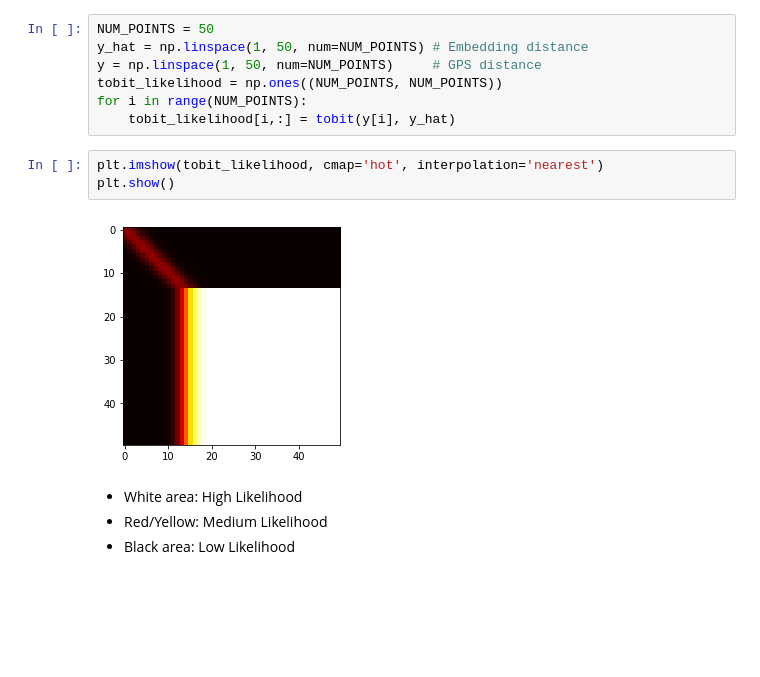
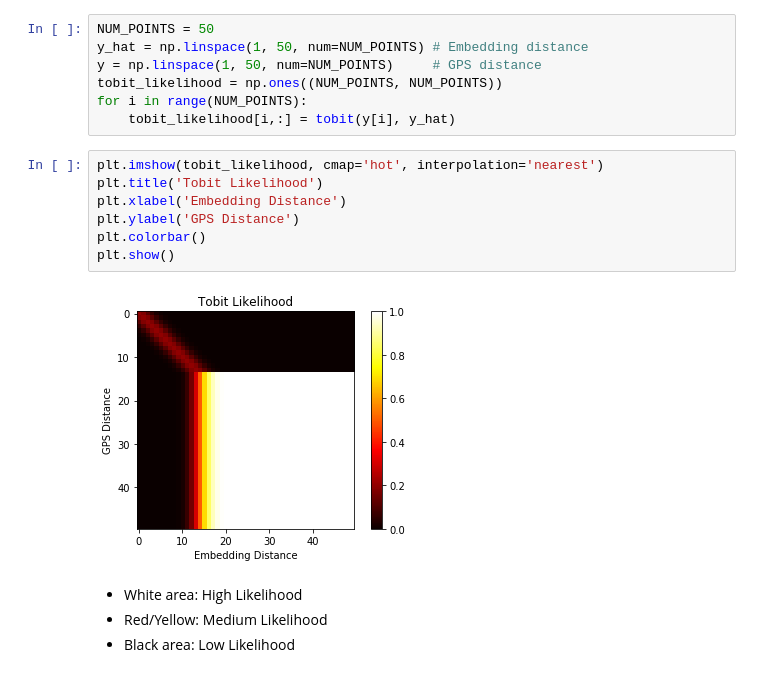
Before and after one commit to Holstrup/PlaceRecognition, a Jupyter notebook: notebooks/Tobit Plot.ipynb, the cells around one changed output. Drawn from its saved outputs; the diff is of its cells as text; blank space fills up the shorter version.

```diff
--- a/notebooks/Tobit Plot.ipynb
+++ b/notebooks/Tobit Plot.ipynb
@@ -41,9 +43,13 @@ for i in range(NUM_POINTS):
     tobit_likelihood[i,:] = tobit(y[i], y_hat)
 # %%
 plt.imshow(tobit_likelihood, cmap='hot', interpolation='nearest')
+plt.title('Tobit Likelihood')
+plt.xlabel('Embedding Distance')
+plt.ylabel('GPS Distance')
+plt.colorbar()
 plt.show()
 # %% [output]
-[figure, old version]
+[figure, new version]
 # %% [markdown]
 - White area: High Likelihood
 - Red/Yellow: Medium Likelihood
```
Also changed, not shown: parts of 39 cells of this notebook, 3 other files.
